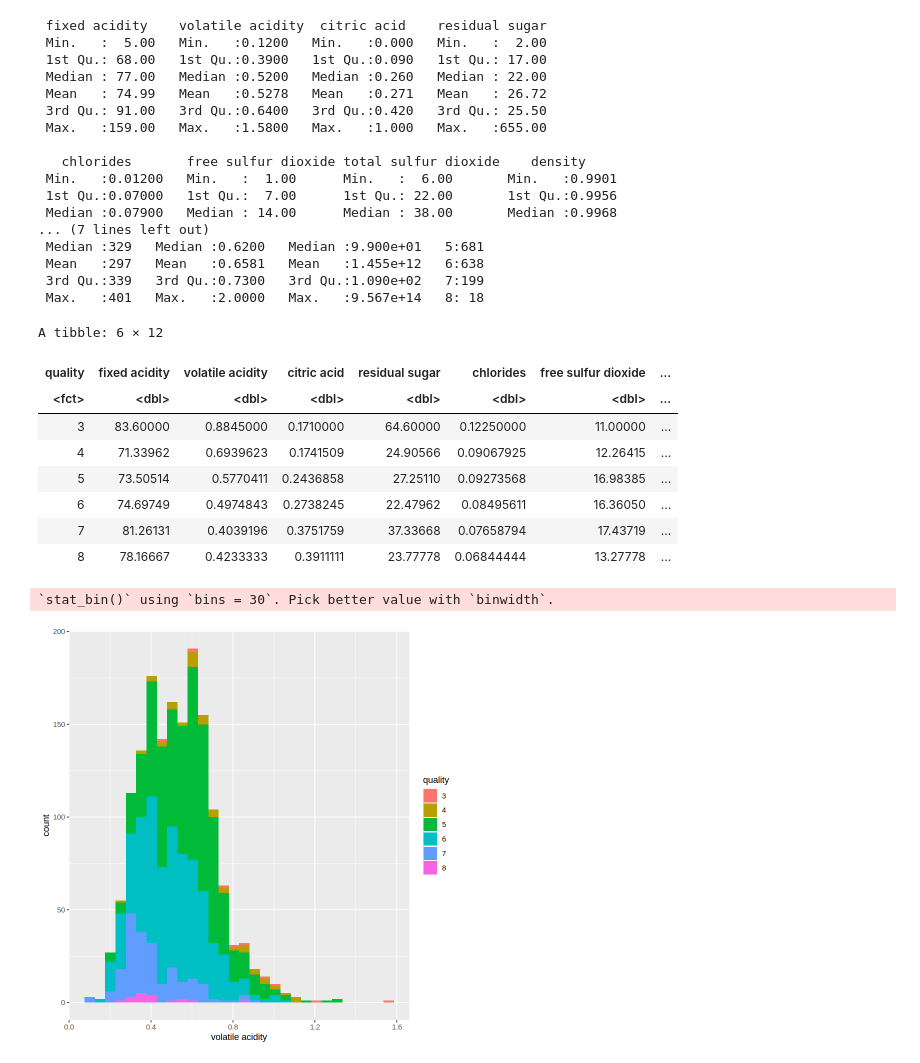
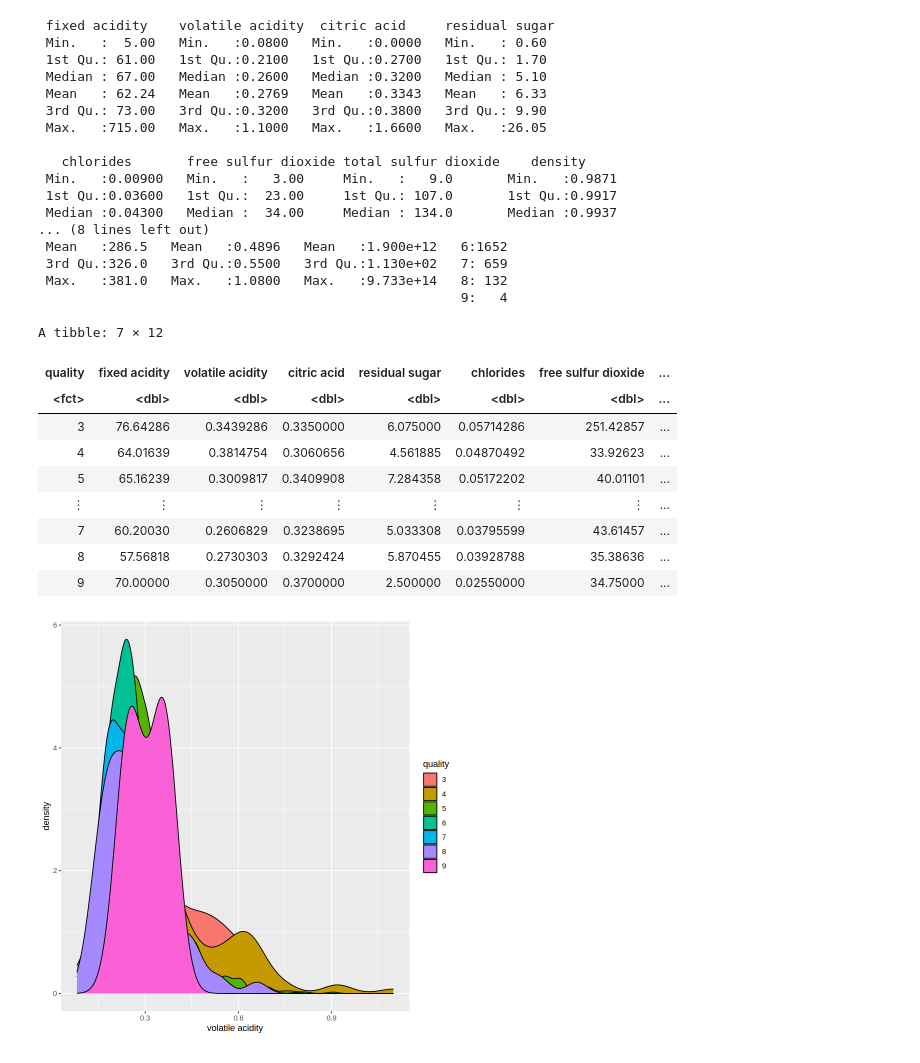
Before and after one commit to PedroMMHernandes/GroupProject_DSCI, a Jupyter notebook: exploratory analysis.ipynb, the cells around one changed output. Drawn from its saved outputs; the diff is of its cells as text; code cells hidden in the pictures.

Commit message:
Split data into training and test, and decided the predictors

```diff
--- a/exploratory analysis.ipynb
+++ b/exploratory analysis.ipynb
@@ -28,8 +10,8 @@ unzip("wine.zip", "winequality-red.csv")
 # %%
-red_wine_data <- read_csv2("winequality-red.csv") |>
+white_wine_data <- read_csv2("winequality-white.csv") |>
     mutate_if(is.character, as.numeric) |>
     mutate(quality = as.factor(quality))
-red_wine_data
+white_wine_data
 # %% [output]
 ℹ Using "','" as decimal and "'.'" as grouping mark. Use `read_delim()` for more control.
 
@@ -60,43 +37,50 @@ A tibble: 1599 × 12
+# %%
+set.seed(2023)
+wine_data_split <- white_wine_data |>
+    initial_split(prop = 0.75, strata = quality)
+
+wine_data_train <- training(wine_data_split)
+wine_data_test <- testing(wine_data_split)
 # %%
-summary(red_wine_data)
+summary(wine_data_train)
 # %% [output]
- fixed acidity    volatile acidity  citric acid    residual sugar
- Min.   :  5.00   Min.   :0.1200   Min.   :0.000   Min.   :  2.00
- 1st Qu.: 68.00   1st Qu.:0.3900   1st Qu.:0.090   1st Qu.: 17.00
- Median : 77.00   Median :0.5200   Median :0.260   Median : 22.00
- Mean   : 74.99   Mean   :0.5278   Mean   :0.271   Mean   : 26.72
- 3rd Qu.: 91.00   3rd Qu.:0.6400   3rd Qu.:0.420   3rd Qu.: 25.50
- Max.   :159.00   Max.   :1.5800   Max.   :1.000   Max.   :655.00
+ fixed acidity    volatile acidity  citric acid     residual sugar
+ Min.   :  5.00   Min.   :0.0800   Min.   :0.0000   Min.   : 0.60
+ 1st Qu.: 61.00   1st Qu.:0.2100   1st Qu.:0.2700   1st Qu.: 1.70
+ Median : 67.00   Median :0.2600   Median :0.3200   Median : 5.10
+ Mean   : 62.24   Mean   :0.2769   Mean   :0.3343   Mean   : 6.33
+ 3rd Qu.: 73.00   3rd Qu.:0.3200   3rd Qu.:0.3800   3rd Qu.: 9.90
+ Max.   :715.00   Max.   :1.1000   Max.   :1.6600   Max.   :26.05
 
    chlorides       free sulfur dioxide total sulfur dioxide    density
- Min.   :0.01200   Min.   :  1.00      Min.   :  6.00       Min.   :0.9901
- 1st Qu.:0.07000   1st Qu.:  7.00      1st Qu.: 22.00       1st Qu.:0.9956
- Median :0.07900   Median : 14.00      Median : 38.00       Median :0.9968
-... (7 lines left out)
- Median :329   Median :0.6200   Median :9.900e+01   5:681
- Mean   :297   Mean   :0.6581   Mean   :1.455e+12   6:638
- 3rd Qu.:339   3rd Qu.:0.7300   3rd Qu.:1.090e+02   7:199
- Max.   :401   Max.   :2.0000   Max.   :9.567e+14   8: 18
+ Min.   :0.00900   Min.   :   3.00     Min.   :   9.0       Min.   :0.9871
+ 1st Qu.:0.03600   1st Qu.:  23.00     1st Qu.: 107.0       1st Qu.:0.9917
+ Median :0.04300   Median :  34.00     Median : 134.0       Median :0.9937
+... (8 lines left out)
+ Mean   :286.5   Mean   :0.4896   Mean   :1.900e+12   6:1652
+ 3rd Qu.:326.0   3rd Qu.:0.5500   3rd Qu.:1.130e+02   7: 659
+ Max.   :381.0   Max.   :1.0800   Max.   :9.733e+14   8: 132
+                                                      9:   4
 # %%
-red_wine_data |>
+wine_data_train |>
 group_by(quality) |>
 summarise(across(`fixed acidity`: `alcohol`, mean, na.rm = TRUE))
 # %% [output]
-A tibble: 6 × 12
+A tibble: 7 × 12
 | quality | fixed acidity | volatile acidity | citric acid | residual sugar | chlorides | free sulfur dioxide | ... |
 | <fct> | <dbl> | <dbl> | <dbl> | <dbl> | <dbl> | <dbl> | ... |
-| 3 | 83.60000 | 0.8845000 | 0.1710000 | 64.60000 | 0.12250000 | 11.00000 | ... |
-| 4 | 71.33962 | 0.6939623 | 0.1741509 | 24.90566 | 0.09067925 | 12.26415 | ... |
-| 5 | 73.50514 | 0.5770411 | 0.2436858 | 27.25110 | 0.09273568 | 16.98385 | ... |
-| 6 | 74.69749 | 0.4974843 | 0.2738245 | 22.47962 | 0.08495611 | 16.36050 | ... |
-| 7 | 81.26131 | 0.4039196 | 0.3751759 | 37.33668 | 0.07658794 | 17.43719 | ... |
-| 8 | 78.16667 | 0.4233333 | 0.3911111 | 23.77778 | 0.06844444 | 13.27778 | ... |
+| 3 | 76.64286 | 0.3439286 | 0.3350000 | 6.075000 | 0.05714286 | 251.42857 | ... |
+| 4 | 64.01639 | 0.3814754 | 0.3060656 | 4.561885 | 0.04870492 | 33.92623 | ... |
+| 5 | 65.16239 | 0.3009817 | 0.3409908 | 7.284358 | 0.05172202 | 40.01101 | ... |
+| ⋮ | ⋮ | ⋮ | ⋮ | ⋮ | ⋮ | ⋮ | ... |
+| 7 | 60.20030 | 0.2606829 | 0.3238695 | 5.033308 | 0.03795599 | 43.61457 | ... |
+| 8 | 57.56818 | 0.2730303 | 0.3292424 | 5.870455 | 0.03928788 | 35.38636 | ... |
+| 9 | 70.00000 | 0.3050000 | 0.3700000 | 2.500000 | 0.02550000 | 34.75000 | ... |
 # %%
-plot_2 <- red_wine_data |>
+plot_2 <- wine_data_train |>
     ggplot(aes(x = `volatile acidity`, fill = quality),) +
-    geom_histogram()
+    geom_density()
 plot_2
 # %% [output]
-`stat_bin()` using `bins = 30`. Pick better value with `binwidth`.
-[figure, old version]
+[figure, new version]
 # %%
```
Also changed, not shown: parts of 6 cells of this notebook.
